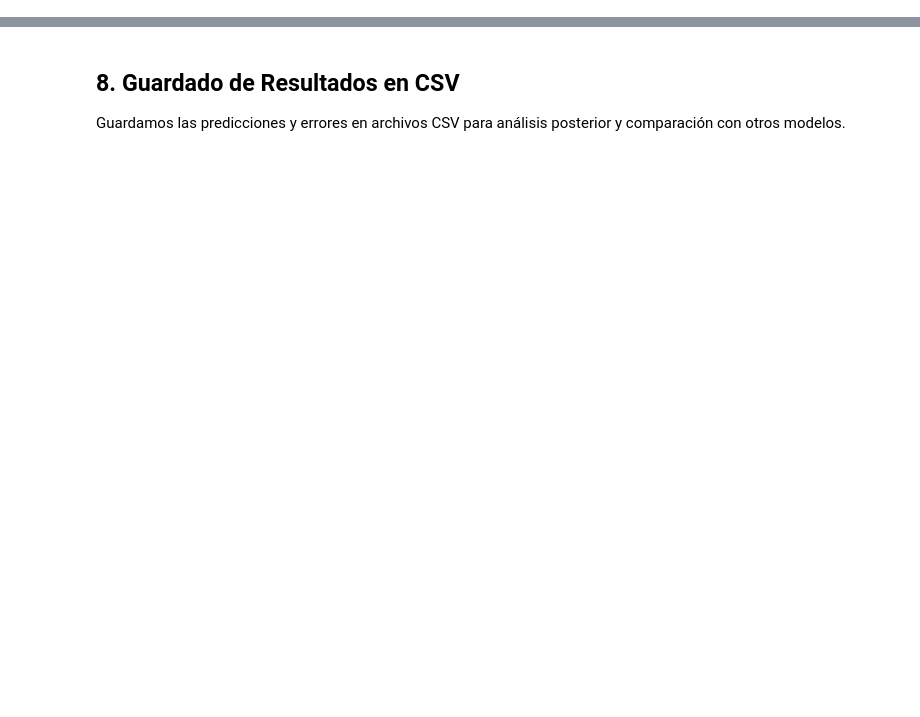
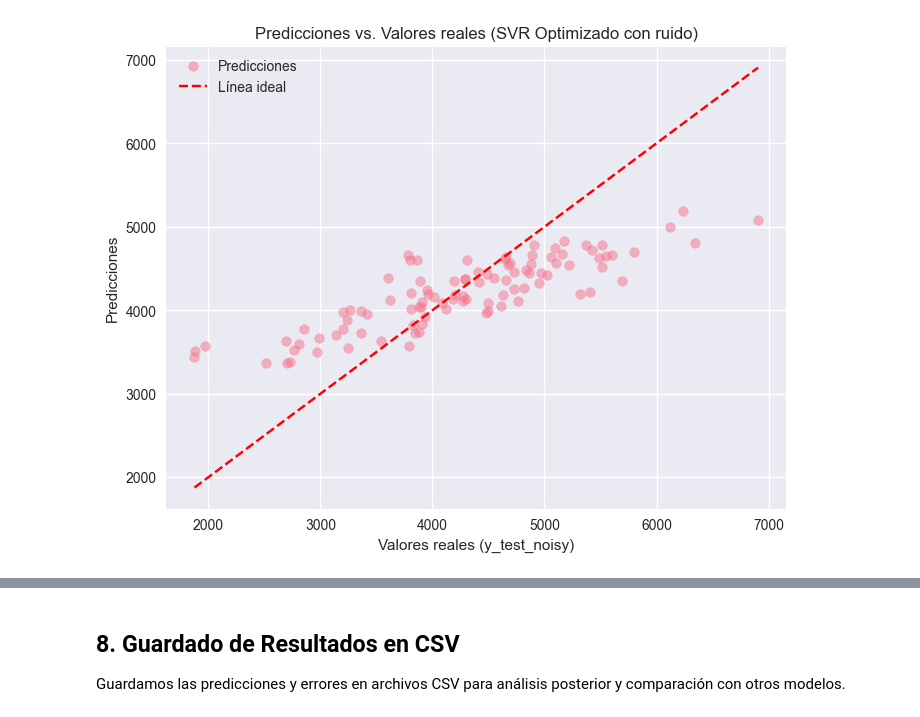
Before and after one commit to Factoria-F5-madrid/Project-Regression-Equipo-2, a Jupyter notebook: notebook/SVR.ipynb, the cells around one changed output, grey strips where cells are left out. Saved outputs shown, nothing was run; the diff lists cells and outputs as text; code cells hidden in the pictures; blank space fills up the shorter version.

```diff
--- a/notebook/SVR.ipynb
+++ b/notebook/SVR.ipynb
@@ -134,11 +274,13 @@ Implementamos primero un modelo SVR con parámetros por defecto para establecer
 # %%
 # 4. MODELO SVR BÁSICO (parámetros por defecto)
 print("\n=== SVR BÁSICO ===")
-svr_basic = SVR(kernel='rbf', C=1.0, gamma='scale')
-svr_basic.fit(X_train_scaled, y_train)
+svr_pipeline = Pipeline([
+    ('preprocessor', preprocessor),
+    ('svr', SVR(kernel='rbf', C=1.0, gamma='scale'))
+])
 
-# Predicciones básicas (solo para prueba, para comparar)
-y_pred_basic = svr_basic.predict(X_test_scaled)
+svr_pipeline.fit(X_train, y_train)
+y_pred_basic = svr_pipeline.predict(X_test)
 
 # Métricas de evaluación básicas
 mse_basic = mean_squared_error(y_test, y_pred_basic)
@@ -175,35 +323,50 @@ Importación de la librería de optimización bayesiana
 # %%
 # 5. OPTIMIZACIÓN CON BAYESIAN SEARCH
-from skopt import BayesSearchCV
-from skopt.space import Real, Categorical
-
 print("=== OPTIMIZACIÓN BAYESIANA DE HIPERPARÁMETROS ===")
 
 # Configuración del espacio de búsqueda
 search_space = {
-    'C': Real(0.1, 100, prior='log-uniform'),  # Escala logarítmica para mejor exploración
-    'gamma': Categorical(['scale', 'auto', 0.001, 0.01, 0.1]),
-    'kernel': Categorical(['rbf', 'poly']),  # Kernels más efectivos para este problema
-    'epsilon': Real(0.01, 0.2)  # Tolerancia de error
+    'svr__C': Real(0.01, 1.0, prior='log-uniform'), # Reducir C para forzar generalización
+    'svr__gamma': Categorical(['scale', 'auto', 0.01, 0.1]),
+    'svr__kernel': Categorical(['rbf', 'linear']),
+    'svr__epsilon': Real(0.01, 0.2)  # Aumentar rango de epsilon
 }
 
 # Configuración del optimizador bayesiano
 bayes_search = BayesSearchCV(
-    estimator=SVR(),
+    estimator=Pipeline([
+        ('preprocessor', preprocessor),
+        ('svr', SVR())
+    ]),
     search_spaces=search_space,
-    n_iter=30,  # 30 evaluaciones inteligentes (vs ~1000 en grid search)
-    cv=3,  # Validación cruzada de 3 pliegues
-    scoring='neg_mean_squared_error',  # Métrica a optimizar
-    n_jobs=-1,  # Usar todos los cores disponibles
-    verbose=1,  # Mostrar progreso
-    random_state=42  # Reproducibilidad
+    n_iter=20,
+    cv=5,
+    scoring='neg_mean_squared_error',
+    n_jobs=-1,
+    verbose=1,
+    random_state=42
 )
 
-print("Iniciando búsqueda bayesiana... (esto puede tomar varios minutos)")
-bayes_search.fit(X_train_scaled, y_train)
-
-print(f"\n✅ Optimización completada!")
-print(f"Mejores parámetros encontrados: {bayes_search.best_params_}")
-print(f"Mejor score de validación cruzada: {-bayes_search.best_score_:.4f}")
+bayes_search.fit(X_train, y_train_noisy)
+print(f"\nMejores parámetros: {bayes_search.best_params_}")
+print(f"Mejor score (MSE): {-bayes_search.best_score_:.4f}")
+print("\nResultados de la búsqueda bayesiana (mejores 5):")
+results = pd.DataFrame(bayes_search.cv_results_)[['params', 'mean_test_score', 'std_test_score']]
+results['mean_test_score'] = -results['mean_test_score']
+print(results.sort_values('mean_test_score').head())
+y_pred_opt_test = bayes_search.predict(X_test)
+print("\nMétricas en conjunto de prueba (con ruido):")
+print(f"R²: {r2_score(y_test_noisy, y_pred_opt_test):.4f}")
+print(f"RMSE: {np.sqrt(mean_squared_error(y_test_noisy, y_pred_opt_test)):.4f}")
+# Diagnóstico gráfico: Predicciones vs. Valores reales
+import matplotlib.pyplot as plt
+plt.figure(figsize=(8, 6))
+plt.scatter(y_test_noisy, y_pred_opt_test, alpha=0.5, label="Predicciones")
+plt.plot([y_test_noisy.min(), y_test_noisy.max()], [y_test_noisy.min(), y_test_noisy.max()], 'r--', label="Línea ideal")
+plt.xlabel("Valores reales (y_test_noisy)")
+plt.ylabel("Predicciones")
+plt.title("Predicciones vs. Valores reales (SVR Optimizado con ruido)")
+plt.legend()
+plt.show()
 # %% [output]
 === OPTIMIZACIÓN BAYESIANA DE HIPERPARÁMETROS ===
@@ -226 +389,2 @@ Mejor score de validación cruzada: 2422.8110
+[figure, added]
 # %% [markdown]
```
Also changed, not shown: parts of 34 cells of this notebook, 3 other files.
